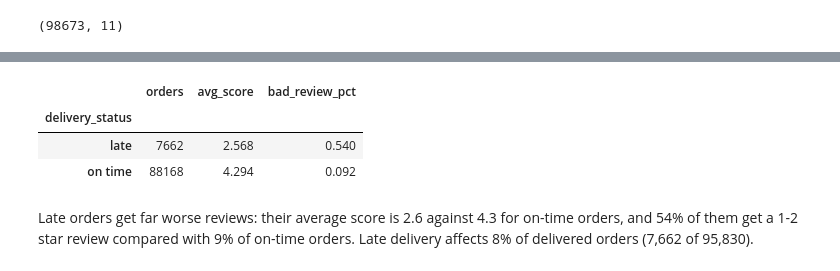
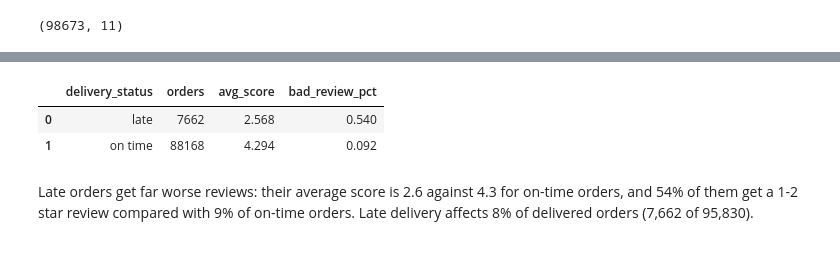
Before and after one commit to koustubhprem/elio-assessment, a Jupyter notebook: notebooks/00_load_and_explore_data.ipynb, the cells around one changed output, grey strips where cells are left out. Cells and saved outputs as stored; diff of their text form; code cells hidden in the pictures.

```diff
--- a/notebooks/00_load_and_explore_data.ipynb
+++ b/notebooks/00_load_and_explore_data.ipynb
@@ -582,15 +585,14 @@ subset_data.head()
 # %%
 # average score and bad review rate for late vs on time deliveries
 subset_data.groupby("delivery_status").agg(
     orders=("order_id", "count"),
     avg_score=("review_score", "mean"),
     bad_review_pct=("bad_review", "mean"),
-).round(3)
+).round(3).reset_index()
 # %% [output]
-|  | orders | avg_score | bad_review_pct |
-| delivery_status |  |  |  |
-| late | 7662 | 2.568 | 0.540 |
-| on time | 88168 | 4.294 | 0.092 |
+|  | delivery_status | orders | avg_score | bad_review_pct |
+| 0 | late | 7662 | 2.568 | 0.540 |
+| 1 | on time | 88168 | 4.294 | 0.092 |
 # %% [markdown]
 Late orders get far worse reviews: their average score is 2.6 against 4.3 for on-time orders, and 54% of them get a 1-2 star review compared with 9% of on-time orders. Late delivery affects 8% of delivered orders (7,662 of 95,830).
 # %%
```
Also changed, not shown: parts of 5 cells of this notebook.
